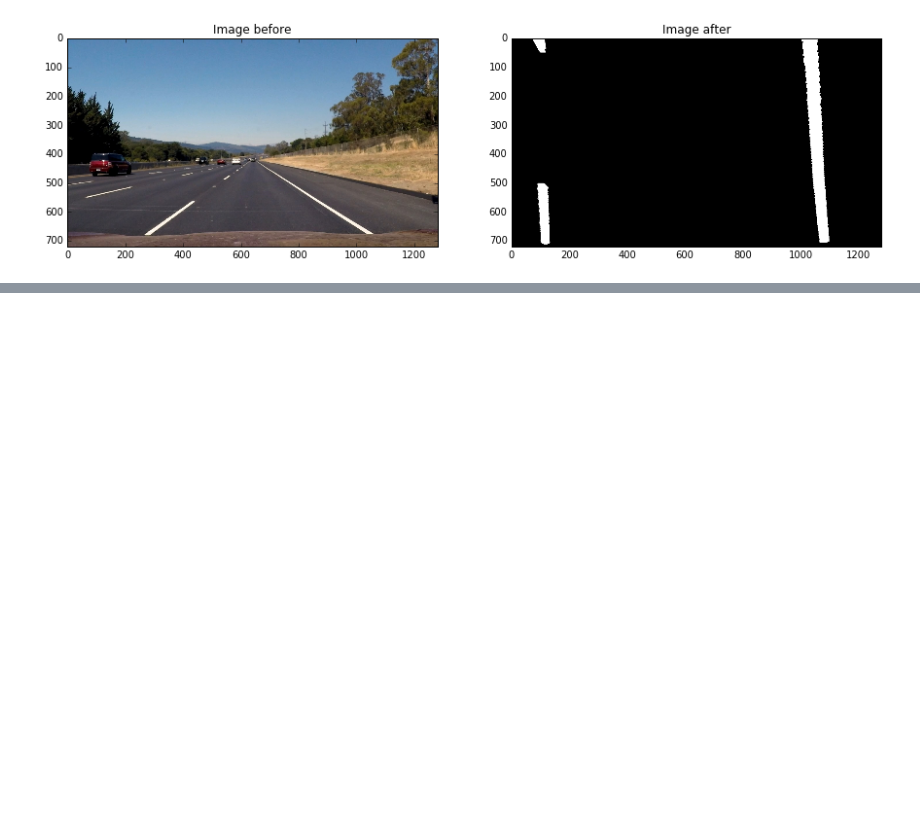
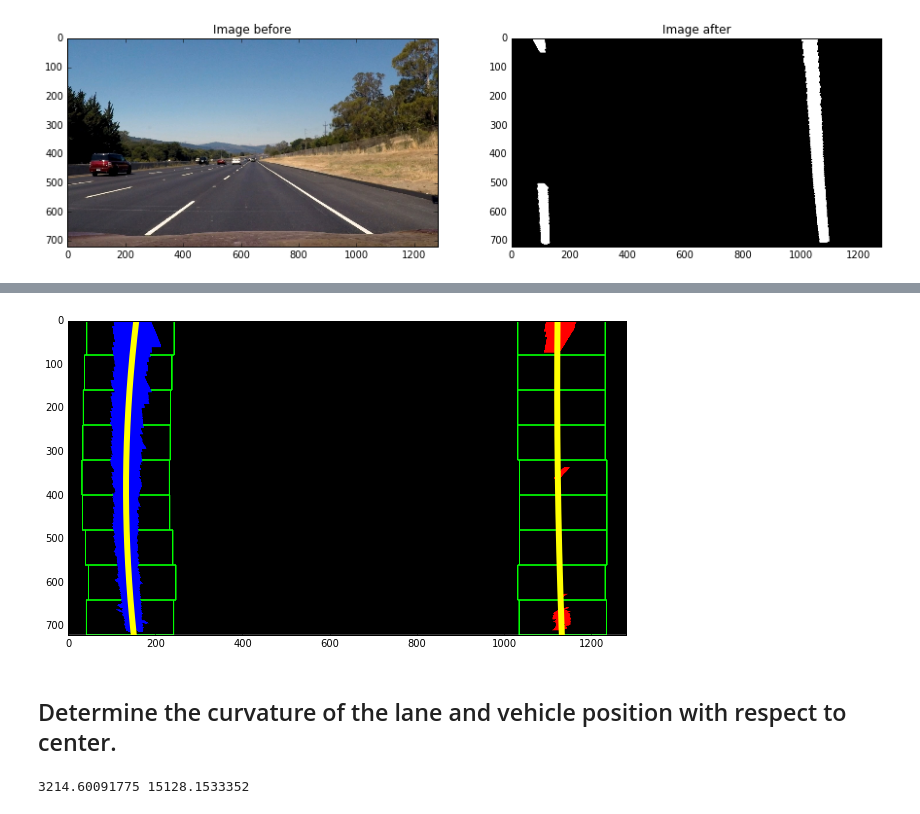
Before and after one commit to csq20081052/CarND-Advanced-Lane-Lines-P4, a Jupyter notebook: Pipeline_part2.ipynb, the cells around one changed output, grey strips where cells are left out. Drawn from its saved outputs; the diff is of its cells as text; code cells hidden in the pictures; blank space fills up the shorter version.

```diff
--- a/Pipeline_part2.ipynb
+++ b/Pipeline_part2.ipynb
@@ -96,0 +239,8 @@ def detect_lanes(image, previous_position):
+# %%
+windows, pixels, poly = detect_image_lanes(birds_eye_yellow)
+# %%
+visualize_detected_lines(birds_eye_yellow, windows, pixels, poly)
+# %% [output]
+[figure, added]
+# %% [markdown]
+## Determine the curvature of the lane and vehicle position with respect to center.
@@ -96,0 +258,5 @@ def detect_lanes(image, previous_position):
+# %%
+left_curvature, right_curvature = get_curvature(birds_eye_yellow, poly)
+print(left_curvature, right_curvature)
+# %% [output]
+3214.60091775 15128.1533352
```
Also changed, not shown: parts of 14 cells of this notebook.
